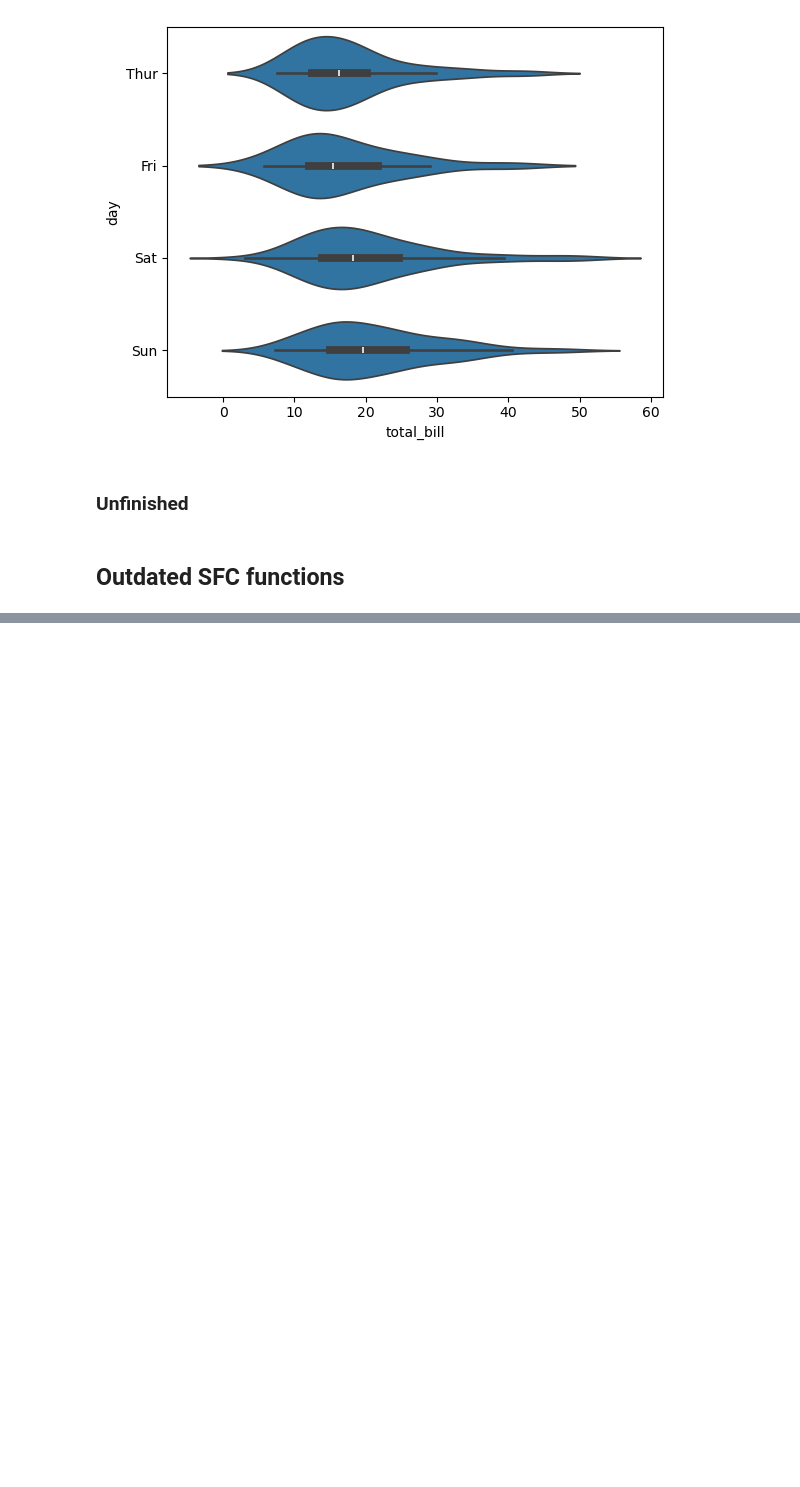
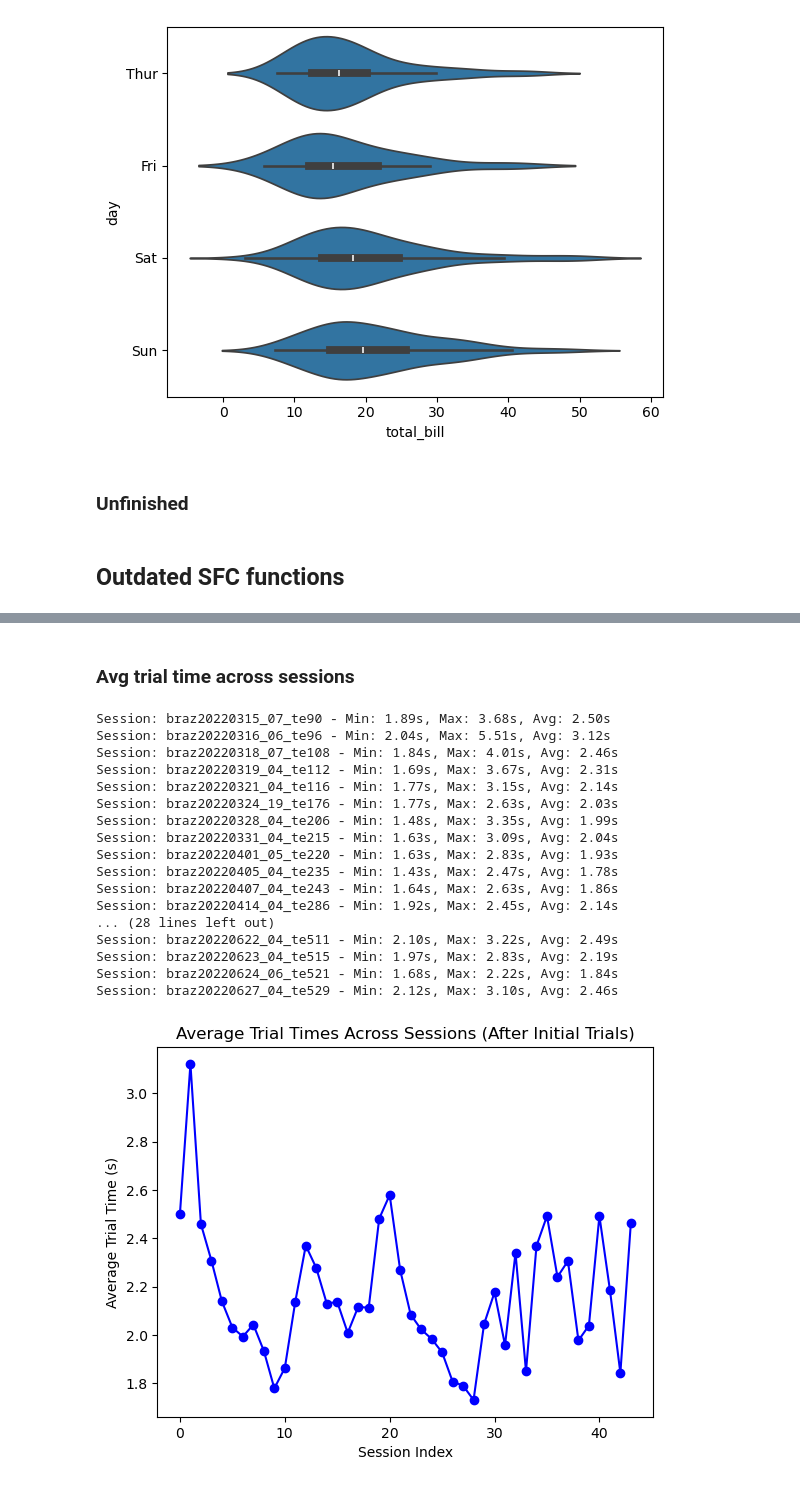
Before and after one commit to santacruzlab/NeuronTracking, a Jupyter notebook: sri/sri_analysis.ipynb, the cells around one changed output, grey strips where cells are left out. Drawn from its saved outputs; the diff is of its cells as text; code cells hidden in the pictures; blank space fills up the shorter version.

Commit message:
Moved changes to sri_analysis.ipynb. Added hdf file reading, calculating average trial times for each session. - Used wait and reward msgs to find trial time.

```diff
--- a/sri/sri_analysis.ipynb
+++ b/sri/sri_analysis.ipynb
@@ -54,7 +65,7 @@ Imported bmi_python libraries!
 # %% [markdown]
 ## Tracking object initialization & LFP reading
 # %%
-#%% Initialize tracking objects
+# Initialize tracking objects
 # Initialize tracking objects for Airport and Brazos.
 
 # airp = sri.Tracking('airp',
@@ -63,6 +74,6 @@ Imported bmi_python libraries!
 #                     save_folder=SAVE_FOLDER)
 
 braz = sri.Tracking('braz',
-                    sessions=SESSIONS['braz'],
+                    sessions=SESSIONS['braz'][0:3],
                     rotation=ROTATION,
                     save_folder=SAVE_FOLDER)
@@ -711,0 +745,4 @@ for subj in [braz]: # For each subject
+# %%
+# Load and view hdf
+hdf = tables.open_file(os.path.join(INPUT_DATA_FOLDER, 'hdf', f'{ses.BRAZOS_SESSIONS[6]}.hdf'))
+hdf
@@ -711,0 +767,8 @@ for subj in [braz]: # For each subject
+# %%
+# loading task msgs and some other stuff
+task_msg = hdf.root.task_msgs[:]
+np.unique(task_msg['msg'])
+print(np.unique(hdf.root.task[:]['block_type']))
+task = hdf.root.task[:]['error_clamp']
+cursor_pos = hdf.root.task[:]['cursor']
+target_pos = hdf.root.task[:]['target']
@@ -711,0 +814,4 @@ for subj in [braz]: # For each subject
+# %%
+error_clamp = hdf.root.task[:]['error_clamp']
+print(error_clamp[202].item())
+print(type(error_clamp[202]))
@@ -711,0 +915,46 @@ for subj in [braz]: # For each subject
+# %% [markdown]
+### Avg trial time across sessions
+# %%
+init_trial_set = 3
+
+s_means = []
+for s in ses.BRAZOS_SESSIONS:
+    hdf = tables.open_file(os.path.join(INPUT_DATA_FOLDER, 'hdf', f'{s}.hdf'))
+    trial_durations, error_clamped = block_trial_time(hdf, block=2)
+    trial_durations = trial_durations / 60
+    binned_durations = []
+    for i in range(0, len(trial_durations), 8):
+        binned_trials = trial_durations[i:i+8]
+        binned_trials = binned_trials[binned_trials < 10]  # Exclude trials longer than 10 seconds
+        binned_durations.append(np.mean(binned_trials))
+    s_means.append(np.mean(binned_durations[init_trial_set:]))
+    print(f"Session: {s} - Min: {np.min(binned_durations[init_trial_set:]):.2f}s, Max: {np.max(binned_durations[init_trial_set:]):.2f}s, Avg: {np.mean(binned_durations[init_trial_set:]):.2f}s")
+
+
+
+
+plt.Figure(figsize=(6, 4))
+plt.plot(s_means, marker='o', linestyle='-', color='b')
+plt.title("Average Trial Times Across Sessions (After Initial Trials)")
+plt.xlabel("Session Index")
+plt.ylabel("Average Trial Time (s)")
+plt.show()
+# %% [output]
+Session: braz20220315_07_te90 - Min: 1.89s, Max: 3.68s, Avg: 2.50s
+Session: braz20220316_06_te96 - Min: 2.04s, Max: 5.51s, Avg: 3.12s
+Session: braz20220318_07_te108 - Min: 1.84s, Max: 4.01s, Avg: 2.46s
+Session: braz20220319_04_te112 - Min: 1.69s, Max: 3.67s, Avg: 2.31s
+Session: braz20220321_04_te116 - Min: 1.77s, Max: 3.15s, Avg: 2.14s
+Session: braz20220324_19_te176 - Min: 1.77s, Max: 2.63s, Avg: 2.03s
+Session: braz20220328_04_te206 - Min: 1.48s, Max: 3.35s, Avg: 1.99s
+Session: braz20220331_04_te215 - Min: 1.63s, Max: 3.09s, Avg: 2.04s
+Session: braz20220401_05_te220 - Min: 1.63s, Max: 2.83s, Avg: 1.93s
+Session: braz20220405_04_te235 - Min: 1.43s, Max: 2.47s, Avg: 1.78s
+Session: braz20220407_04_te243 - Min: 1.64s, Max: 2.63s, Avg: 1.86s
+Session: braz20220414_04_te286 - Min: 1.92s, Max: 2.45s, Avg: 2.14s
+... (28 lines left out)
+Session: braz20220622_04_te511 - Min: 2.10s, Max: 3.22s, Avg: 2.49s
+Session: braz20220623_04_te515 - Min: 1.97s, Max: 2.83s, Avg: 2.19s
+Session: braz20220624_06_te521 - Min: 1.68s, Max: 2.22s, Avg: 1.84s
+Session: braz20220627_04_te529 - Min: 2.12s, Max: 3.10s, Avg: 2.46s
+[figure, added]
```
Also changed, not shown: parts of 12 cells of this notebook, 1 other file.
